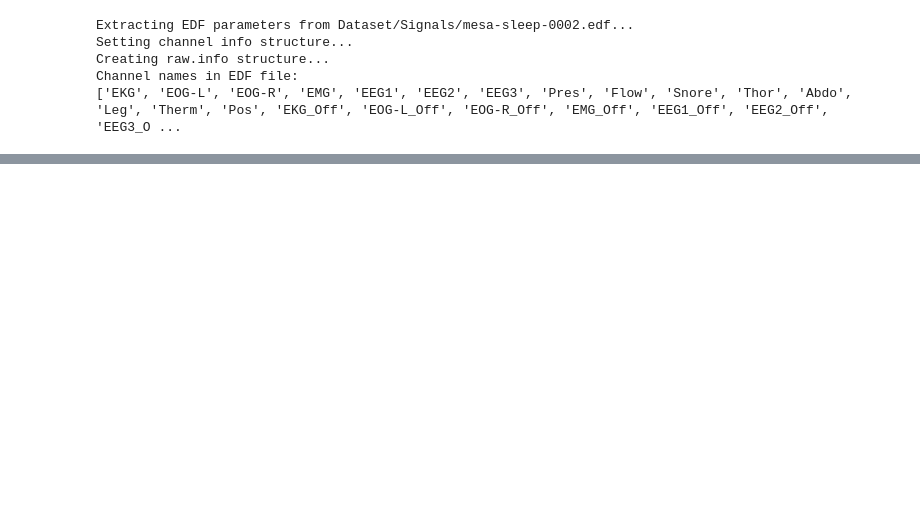
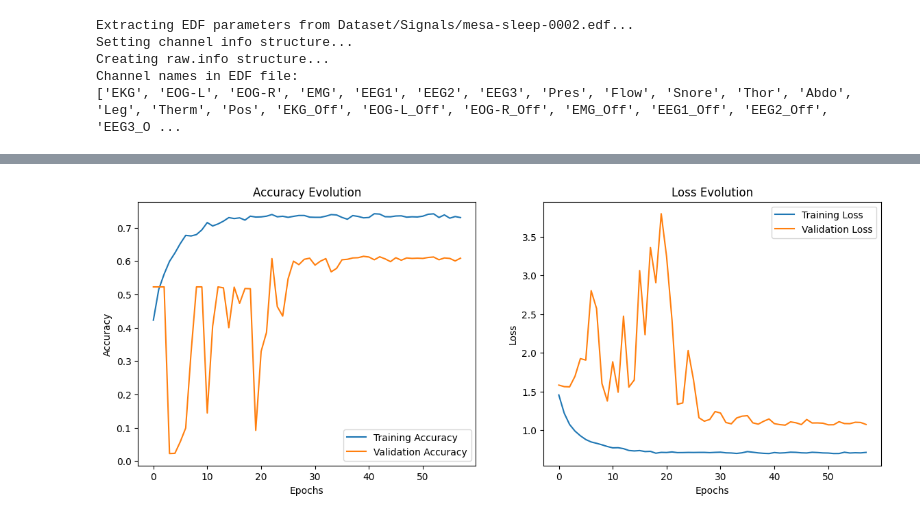
Before and after one commit to eman-sabry/signals-project-, a Jupyter notebook: emo.ipynb, the cells around one changed output, grey strips where cells are left out. Drawn from its saved outputs; the diff is of its cells as text; code cells hidden in the pictures; blank space fills up the shorter version.

Commit message:
eman model

```diff
--- a/emo.ipynb
+++ b/emo.ipynb
@@ -124,0 +374,16 @@ for f in test_files:
+# %%
+refined_callbacks = [
+    callbacks.EarlyStopping(monitor='val_loss', patience=15, restore_best_weights=True),
+    callbacks.ReduceLROnPlateau(monitor='val_loss', factor=0.5, patience=3, min_lr=1e-7, verbose=1)
+]
+# %%
+print("\nStarting Power Training with Balanced Weights...")
+history = model.fit(
+    X_train, y_train,
+    validation_data=(X_val, y_val),
+    epochs=100,
+    batch_size=32,
+    shuffle=True,
+    class_weight=class_weights_dict,
+    callbacks=refined_callbacks
+)
@@ -124,0 +408,21 @@ for f in test_files:
+# %%
+plt.figure(figsize=(14, 5))
+
+plt.subplot(1, 2, 1)
+plt.plot(history.history['accuracy'], label='Training Accuracy')
+plt.plot(history.history['val_accuracy'], label='Validation Accuracy')
+plt.title('Accuracy Evolution')
+plt.xlabel('Epochs')
+plt.ylabel('Accuracy')
+plt.legend()
+
+plt.subplot(1, 2, 2)
+plt.plot(history.history['loss'], label='Training Loss')
+plt.plot(history.history['val_loss'], label='Validation Loss')
+plt.title('Loss Evolution')
+plt.xlabel('Epochs')
+plt.ylabel('Loss')
+plt.legend()
+plt.show()
+# %% [output]
+[figure, added]
```
Also changed, not shown: parts of 13 cells of this notebook, 4 other files.
